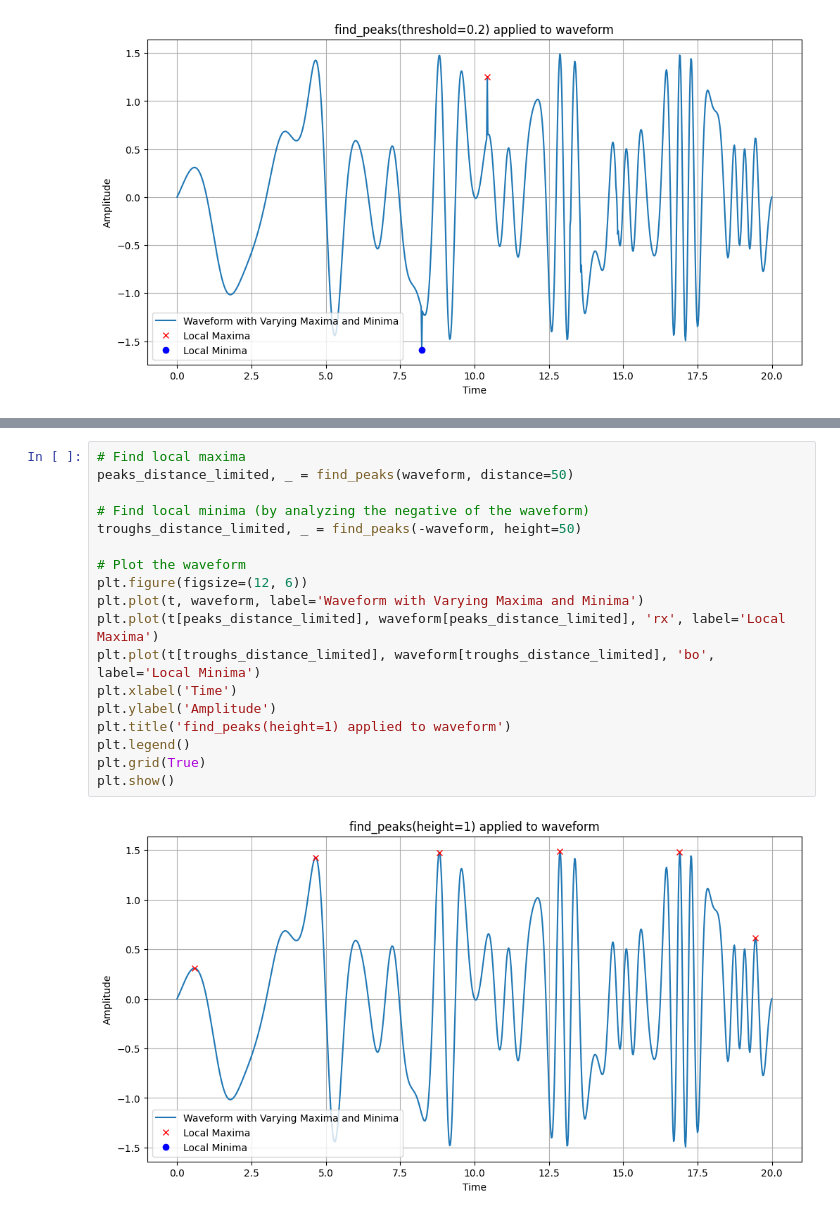
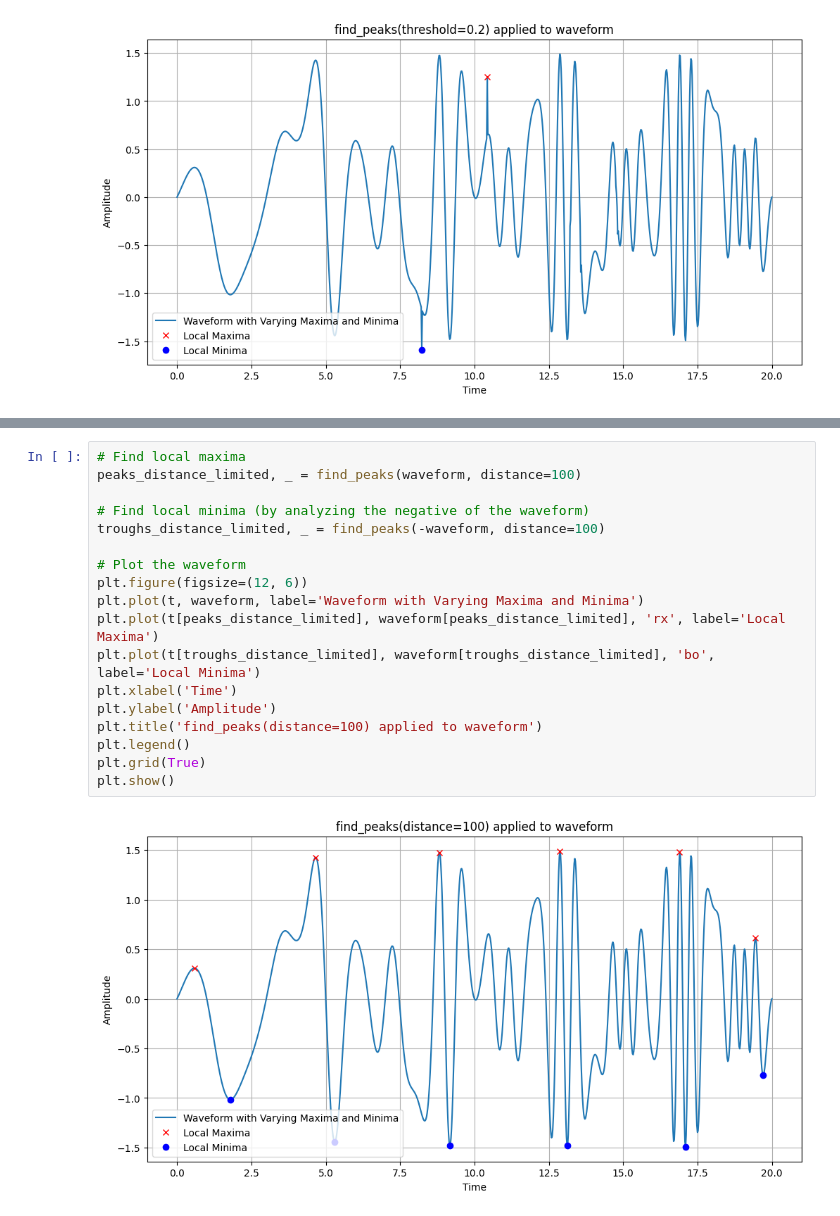
Before and after one commit to rjhalliday/python-examples, a Jupyter notebook: pandas_find_peaks_advanced_examples.ipynb, the cells around one changed output, grey strips where cells are left out. Drawn from its saved outputs; the diff is of its cells as text.

Commit message:
Updated to include find_peaks parameter examples of wlen, width, prominence, distance, threshold, height

```diff
--- a/pandas_find_peaks_advanced_examples.ipynb
+++ b/pandas_find_peaks_advanced_examples.ipynb
@@ -137,20 +137,20 @@ plt.show()
 # %%
 # Find local maxima
-peaks_distance_limited, _ = find_peaks(waveform, distance=50)
+peaks_distance_limited, _ = find_peaks(waveform, distance=100)
 
 # Find local minima (by analyzing the negative of the waveform)
-troughs_distance_limited, _ = find_peaks(-waveform, height=50)
+troughs_distance_limited, _ = find_peaks(-waveform, distance=100)
 
 # Plot the waveform
 plt.figure(figsize=(12, 6))
 plt.plot(t, waveform, label='Waveform with Varying Maxima and Minima')
 plt.plot(t[peaks_distance_limited], waveform[peaks_distance_limited], 'rx', label='Local Maxima')
 plt.plot(t[troughs_distance_limited], waveform[troughs_distance_limited], 'bo', label='Local Minima')
 plt.xlabel('Time')
 plt.ylabel('Amplitude')
-plt.title('find_peaks(height=1) applied to waveform')
+plt.title('find_peaks(distance=100) applied to waveform')
 plt.legend()
 plt.grid(True)
 plt.show()
 # %% [output]
-[figure, old version]
+[figure, new version]
```
Also changed, not shown: parts of 8 cells of this notebook.
